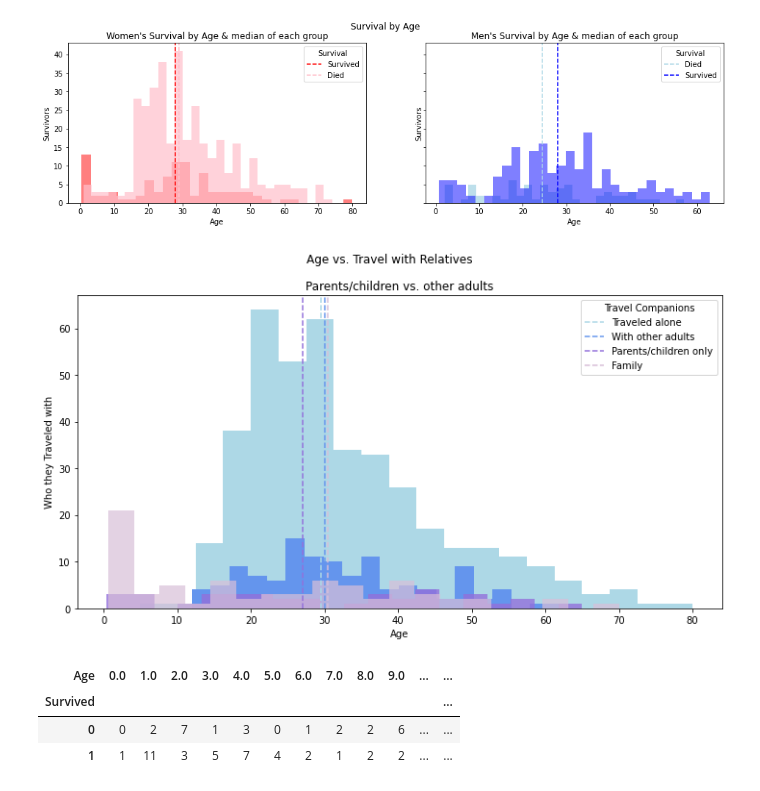
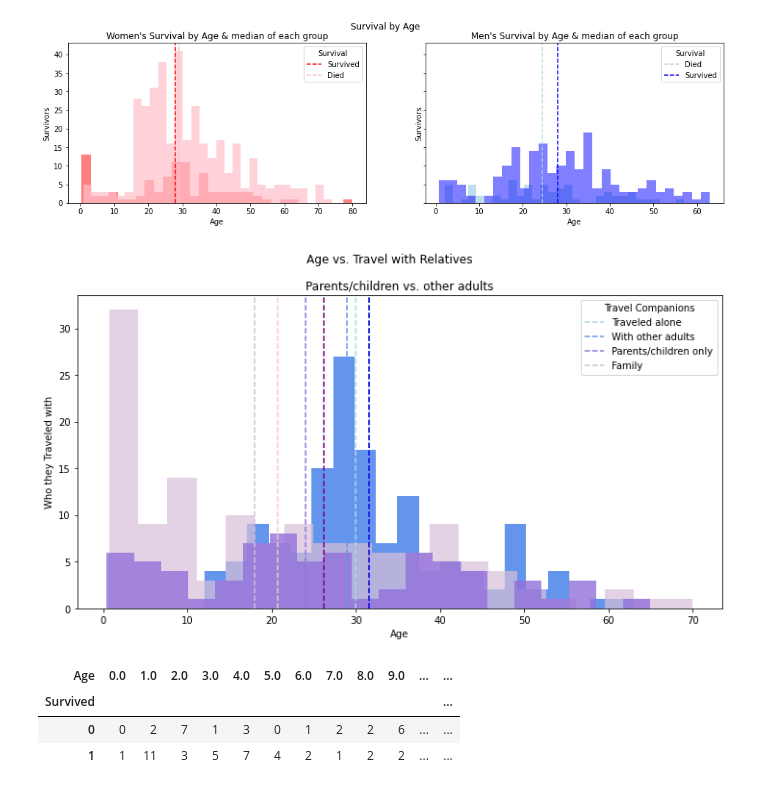
Before and after one commit to dray-the-sea/kaggle-titanic, a Jupyter notebook: notebooks/data-exploration.ipynb, the cells around one changed output. Drawn from its saved outputs; the diff is of its cells as text; code cells hidden in the pictures.

```diff
--- a/notebooks/data-exploration.ipynb
+++ b/notebooks/data-exploration.ipynb
@@ -200,30 +200,36 @@ ax[1].legend(["Died", "Survived"], title="Survival");
 # %%
 # age vs travel with relatives
 
 fig, ax = plt.subplots(figsize=(12,6))
 
 parch0 = df[df.Parch == 0]
-parch1 = df[df.Parch == 1]
+parch1 = df[df.Parch > 0]
 
 fig.suptitle("Age vs. Travel with Relatives")
 
-ax.hist(parch0.Age[parch0.SibSp == 0], bins=20, color="lightblue") # alone
+#ax.hist(parch0.Age[parch0.SibSp == 0], bins=20, color="lightblue") # alone
 ax.hist(parch0.Age[parch0.SibSp > 0 ], bins=20, color="cornflowerblue") # with other adults
+ax.hist(parch1.Age[parch1.SibSp > 0], bins=20, alpha=.7, color="thistle"); # parch + other adults
 ax.hist(parch1.Age[parch1.SibSp == 0], bins=20, alpha=.8, color="mediumpurple") # parch
-ax.hist(parch1.Age[parch1.SibSp > 0], bins=20, alpha=.7, color="thistle"); # parch + other adults
 
 
 ax.axvline(parch0.Age[parch0.SibSp == 0].median(), linestyle="--", c="lightblue")
-ax.axvline(parch0.Age[parch0.SibSp == 1].median(), linestyle="--", c="cornflowerblue")
+ax.axvline(parch0.Age[parch0.SibSp > 0].median(), linestyle="--", c="cornflowerblue")
 ax.axvline(parch1.Age[parch1.SibSp == 0].median(), linestyle="--", c="mediumpurple")
-ax.axvline(parch1.Age[parch1.SibSp == 1].median(), linestyle="--", c="thistle")
+ax.axvline(parch1.Age[parch1.SibSp > 0].median(), linestyle="--", c="thistle")
+
+
+ax.axvline(parch0.Age[parch0.SibSp == 0].mean(), linestyle="--", c="gray")
+ax.axvline(parch0.Age[parch0.SibSp > 0].mean(), linestyle="--", c="blue")
+ax.axvline(parch1.Age[parch1.SibSp == 0].mean(), linestyle="--", c="purple")
+ax.axvline(parch1.Age[parch1.SibSp > 0].mean(), linestyle="--", c="pink")
 
 ax.set(title="Parents/children vs. other adults",
       xlabel="Age",
       ylabel="Who they Traveled with")
 ax.legend(["Traveled alone", "With other adults", "Parents/children only", "Family"], title="Travel Companions");
 # %% [output]
-[figure, old version]
+[figure, new version]
 # %%
 pd.crosstab(df.Age.round(), df.Survived).plot(figsize=(8,4));
 plt.legend(["Died", "Survived"],)
```
Also changed, not shown: parts of 5 cells of this notebook, 3 other files.
